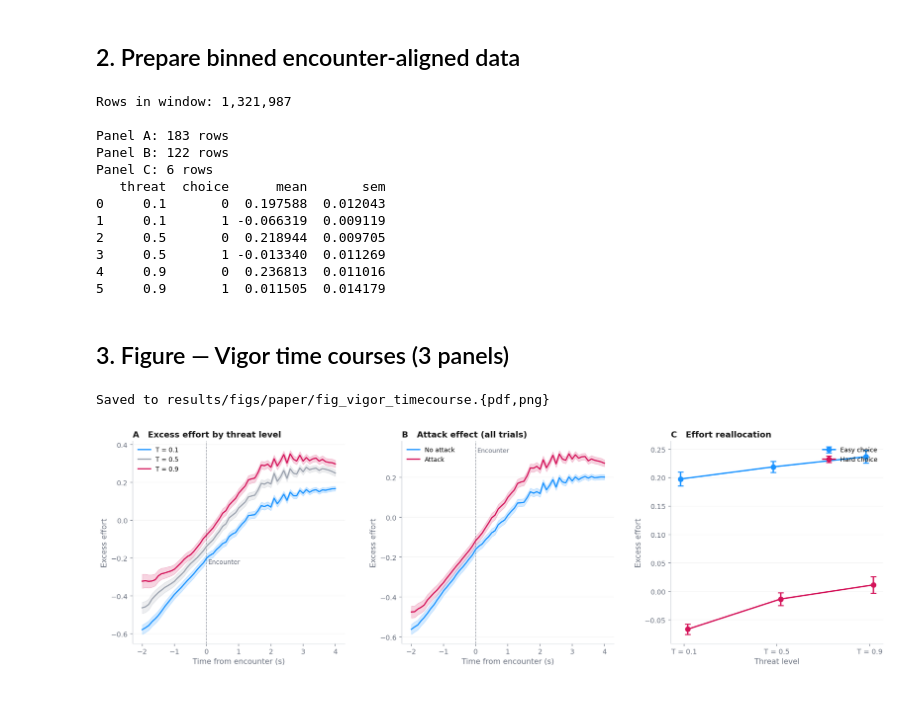
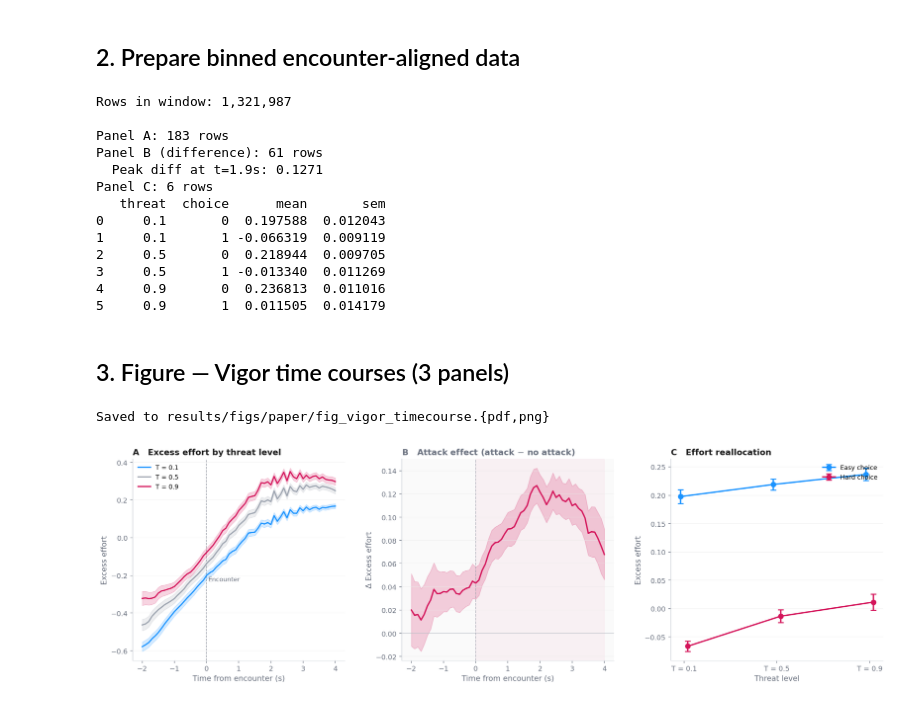
Before and after one commit to nssokada/EffortForagingUnderThreat, a Jupyter notebook: notebooks/06_paper_pipeline/11_vigor_timecourse.ipynb, the cells around one changed output. Saved outputs shown, nothing was run; the diff lists cells and outputs as text; code cells hidden in the pictures.

```diff
--- a/notebooks/06_paper_pipeline/11_vigor_timecourse.ipynb
+++ b/notebooks/06_paper_pipeline/11_vigor_timecourse.ipynb
@@ -80,7 +80,7 @@ panel_a = (
 )
 print(f"\nPanel A: {len(panel_a)} rows")
 
-# ── Panel B data: ALL trials, attack vs non-attack, EXCESS ───────────────
+# ── Panel B data: Attack − Non-attack DIFFERENCE in excess effort ────────
 subj_atk_bin = (
     ts_win
     .groupby(['subj', 'isAttackTrial', 't_bin'])['excess']
@@ -88,13 +88,15 @@ subj_atk_bin = (
     .reset_index()
 )
 
-panel_b = (
-    subj_atk_bin
-    .groupby(['isAttackTrial', 't_bin'])['excess']
-    .agg(['mean', 'sem'])
-    .reset_index()
-)
-print(f"Panel B: {len(panel_b)} rows")
+# Pivot to get per-subject difference
+_att = subj_atk_bin[subj_atk_bin['isAttackTrial']==1].rename(columns={'excess':'att'}).drop(columns='isAttackTrial')
+_non = subj_atk_bin[subj_atk_bin['isAttackTrial']==0].rename(columns={'excess':'non'}).drop(columns='isAttackTrial')
+_diff = _att.merge(_non, on=['subj','t_bin'])
+_diff['attack_effect'] = _diff['att'] - _diff['non']
+
+panel_b = _diff.groupby('t_bin')['attack_effect'].agg(['mean','sem']).reset_index()
+print(f"Panel B (difference): {len(panel_b)} rows")
+print(f"  Peak diff at t={panel_b.loc[panel_b['mean'].idxmax(), 't_bin']:.1f}s: {panel_b['mean'].max():.4f}")
 
 # ── Panel C data: mean EXCESS by threat × choice ────────────────────────
 subj_tc = (
@@ -116,7 +118,8 @@ print(panel_c)
 Rows in window: 1,321,987
 
 Panel A: 183 rows
-Panel B: 122 rows
+Panel B (difference): 61 rows
+  Peak diff at t=1.9s: 0.1271
 Panel C: 6 rows
    threat  choice      mean       sem
 0     0.1       0  0.197588  0.012043
@@ -158,27 +161,22 @@ ax.set_title('A   Excess effort by threat level', fontsize=12, fontweight='bold'
 style_axis(ax, ylabel='Excess effort',
            xlabel='Time from encounter (s)')
 
-# ── Panel B: Attack effect at T=0.9 ──────────────────────────────────────
+# ── Panel B: Attack effect (difference) ───────────────────────────────
 ax = axes[1]
-atk_colors = {1: Colors.RUBY1, 0: Colors.CERULEAN2}
-atk_labels = {1: 'Attack', 0: 'No attack'}
+ax.set_facecolor('#fafafa')
+ax.axvline(0, color='#9ca3af', ls='--', lw=1, alpha=0.7)
+ax.axhline(0, color='#9ca3af', ls='-', lw=0.8, alpha=0.5)
 
-for atk_val in [0, 1]:
-    d = panel_b[panel_b['isAttackTrial'] == atk_val].sort_values('t_bin')
-    ax.plot(d['t_bin'], d['mean'], color=atk_colors[atk_val],
-            linewidth=1.8, label=atk_labels[atk_val], zorder=3)
-    ax.fill_between(d['t_bin'],
-                    d['mean'] - d['sem'],
-                    d['mean'] + d['sem'],
-                    color=atk_colors[atk_val], alpha=0.18, zorder=2)
-
-ax.axvline(0, color=Colors.INK, linestyle='--', linewidth=0.9, alpha=0.7, zorder=1)
-ax.text(0.05, 0.97, 'Encounter', fontsize=9, color=Colors.INK, ha='left', va='top',
-        transform=ax.get_xaxis_transform())
-ax.legend(fontsize=9, frameon=False, loc='upper left')
-ax.set_title('B   Attack effect (all trials)', fontsize=12, fontweight='bold',
-             color=Colors.DARK_GREY, loc='left')
-style_axis(ax, ylabel='Excess effort',
+pb = panel_b.sort_values('t_bin')
+ax.plot(pb['t_bin'], pb['mean'], color=Colors.RUBY1, lw=2)
+ax.fill_between(pb['t_bin'],
+                pb['mean'] - 1.96 * pb['sem'],
+                pb['mean'] + 1.96 * pb['sem'],
+                color=Colors.RUBY1, alpha=0.2)
+ax.axvspan(0, 4, color=Colors.RUBY1, alpha=0.04)
+ax.set_title('B   Attack effect (attack $-$ no attack)', fontsize=12, fontweight='bold',
+             color=Colors.INK, loc='left')
+style_axis(ax, ylabel='$\\Delta$ Excess effort',
            xlabel='Time from encounter (s)')
 
 # ── Panel C: Reallocation pattern (threat x choice) ──────────────────────
@@ -189,31 +187,31 @@ threat_levels = [0.1, 0.5, 0.9]
 x_pos = np.arange(len(threat_levels))
 
 for ch_val in [0, 1]:
     d = panel_c[panel_c['choice'] == ch_val].sort_values('threat')
     ax.errorbar(x_pos + (ch_val - 0.5) * 0.08,  # slight offset for visibility
                 d['mean'].values, yerr=d['sem'].values,
                 color=choice_colors[ch_val], marker='o', markersize=7,
                 linewidth=2, capsize=4, capthick=1.5,
                 label=choice_labels[ch_val], zorder=3)
 
 ax.set_xticks(x_pos)
 ax.set_xticklabels(['T = 0.1', 'T = 0.5', 'T = 0.9'])
 ax.legend(fontsize=9, frameon=False, loc='upper right')
 ax.set_title('C   Effort reallocation', fontsize=12, fontweight='bold',
              color=Colors.DARK_GREY, loc='left')
 style_axis(ax, ylabel='Excess effort', xlabel='Threat level')
 
 # ── Layout and save ──────────────────────────────────────────────────────
 fig.tight_layout(w_pad=3.0)
 
 import os
 os.makedirs('/workspace/results/figs/paper', exist_ok=True)
 fig.savefig('/workspace/results/figs/paper/fig_vigor_timecourse.pdf',
             bbox_inches='tight', dpi=300)
 fig.savefig('/workspace/results/figs/paper/fig_vigor_timecourse.png',
             bbox_inches='tight', dpi=300)
 print("Saved to results/figs/paper/fig_vigor_timecourse.{pdf,png}")
 plt.show()
 # %% [output]
 Saved to results/figs/paper/fig_vigor_timecourse.{pdf,png}
-[figure, old version]
+[figure, new version]
```
Also changed, not shown: 2 other files.
